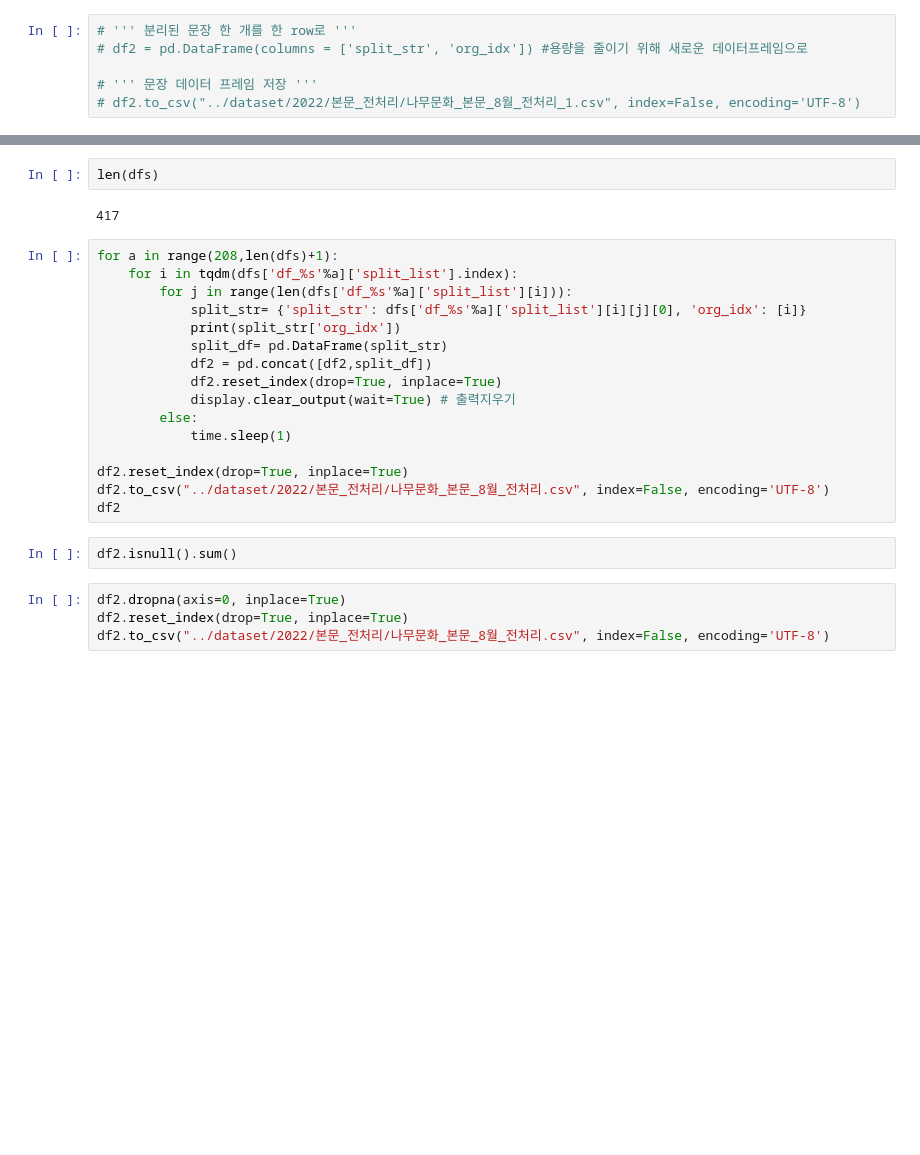
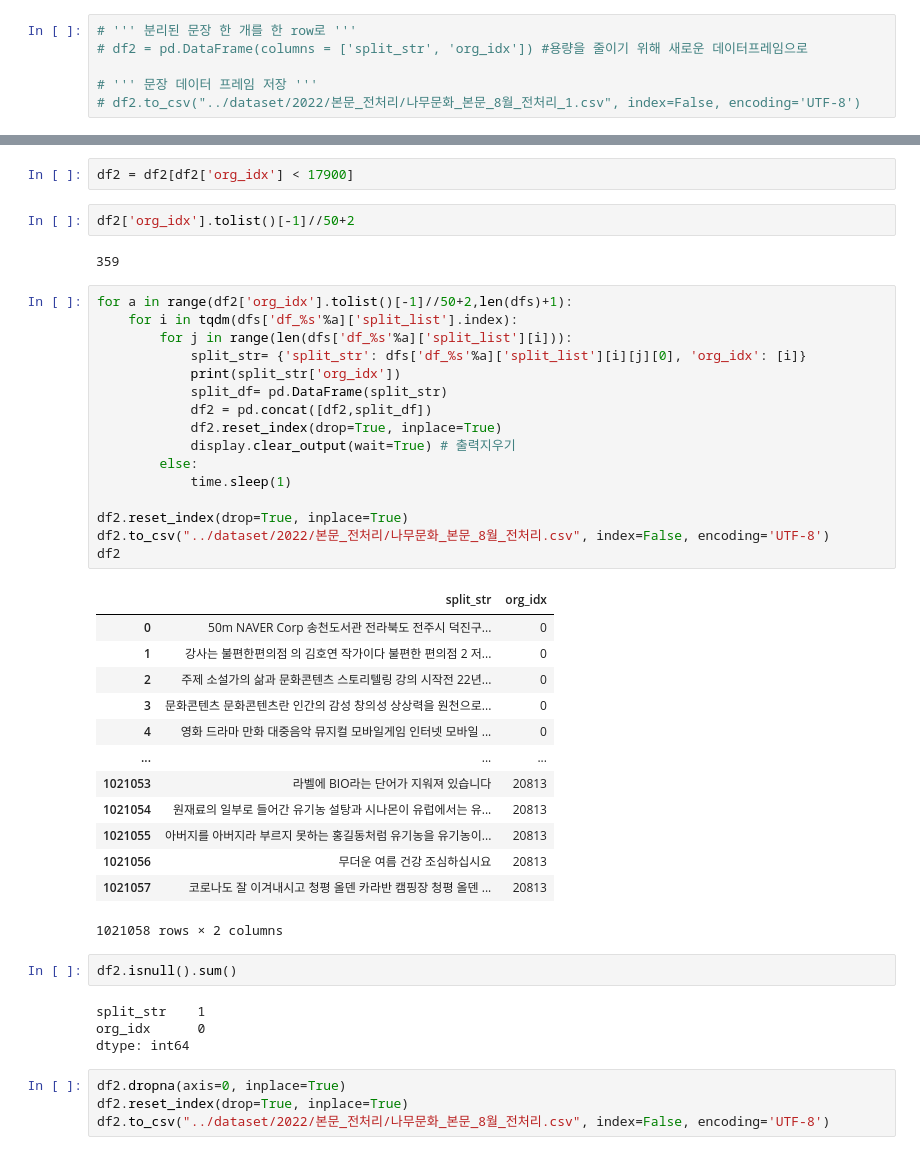
Before and after one commit to DDalaDDula/NIFoS, a Jupyter notebook: 문화/한글_텍스트_전처리/한글_텍스트_전처리_8월(불용어_제거_및_문장분리).ipynb, the cells around one changed output, grey strips where cells are left out. Saved outputs shown, nothing was run; the diff lists cells and outputs as text; blank space fills up the shorter version.

```diff
--- a/문화/한글_텍스트_전처리/한글_텍스트_전처리_8월(불용어_제거_및_문장분리).ipynb
+++ b/문화/한글_텍스트_전처리/한글_텍스트_전처리_8월(불용어_제거_및_문장분리).ipynb
@@ -151,25 +151,45 @@ df2
-# %%
-len(dfs)
-# %% [output]
-417
+# %%
+df2 = df2[df2['org_idx'] < 17900]
+# %%
+df2['org_idx'].tolist()[-1]//50+2
+# %% [output]
+359
 # %%
-for a in range(208,len(dfs)+1):
+for a in range(df2['org_idx'].tolist()[-1]//50+2,len(dfs)+1):
     for i in tqdm(dfs['df_%s'%a]['split_list'].index):
         for j in range(len(dfs['df_%s'%a]['split_list'][i])):
             split_str= {'split_str': dfs['df_%s'%a]['split_list'][i][j][0], 'org_idx': [i]}
             print(split_str['org_idx'])
             split_df= pd.DataFrame(split_str)
             df2 = pd.concat([df2,split_df])
             df2.reset_index(drop=True, inplace=True)
             display.clear_output(wait=True) # 출력지우기
         else:
             time.sleep(1)
 
 df2.reset_index(drop=True, inplace=True)
 df2.to_csv("../dataset/2022/본문_전처리/나무문화_본문_8월_전처리.csv", index=False, encoding='UTF-8')
 df2
+# %% [output]
+|  | split_str | org_idx |
+| 0 | 50m NAVER Corp 송천도서관 전라북도 전주시 덕진구... | 0 |
+| 1 | 강사는 불편한편의점 의 김호연 작가이다 불편한 편의점 2 저... | 0 |
+| 2 | 주제 소설가의 삶과 문화콘텐츠 스토리텔링 강의 시작전 22년... | 0 |
+| 3 | 문화콘텐츠 문화콘텐츠란 인간의 감성 창의성 상상력을 원천으로... | 0 |
+| 4 | 영화 드라마 만화 대중음악 뮤지컬 모바일게임 인터넷 모바일 ... | 0 |
+| ... | ... | ... |
+| 1021053 | 라벨에 BIO라는 단어가 지워져 있습니다 | 20813 |
+| 1021054 | 원재료의 일부로 들어간 유기농 설탕과 시나몬이 유럽에서는 유... | 20813 |
+| 1021055 | 아버지를 아버지라 부르지 못하는 홍길동처럼 유기농을 유기농이... | 20813 |
+| 1021056 | 무더운 여름 건강 조심하십시요 | 20813 |
+| 1021057 | 코로나도 잘 이겨내시고 청평 올덴 카라반 캠핑장 청평 올덴 ... | 20813 |
+1021058 rows × 2 columns
 # %%
 df2.isnull().sum()
+# %% [output]
+split_str    1
+org_idx      0
+dtype: int64
 # %%
 df2.dropna(axis=0, inplace=True)
 df2.reset_index(drop=True, inplace=True)
```
Also changed, not shown: parts of 1 cell of this notebook, 2 other files.
